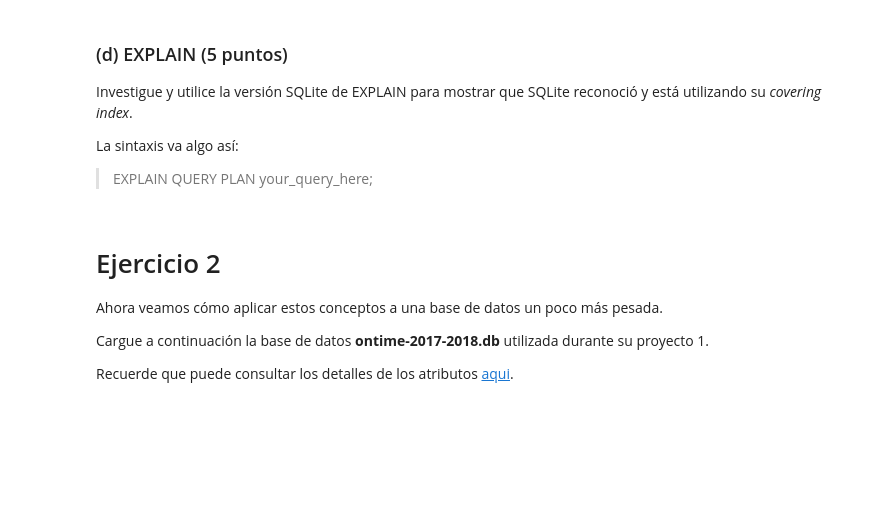
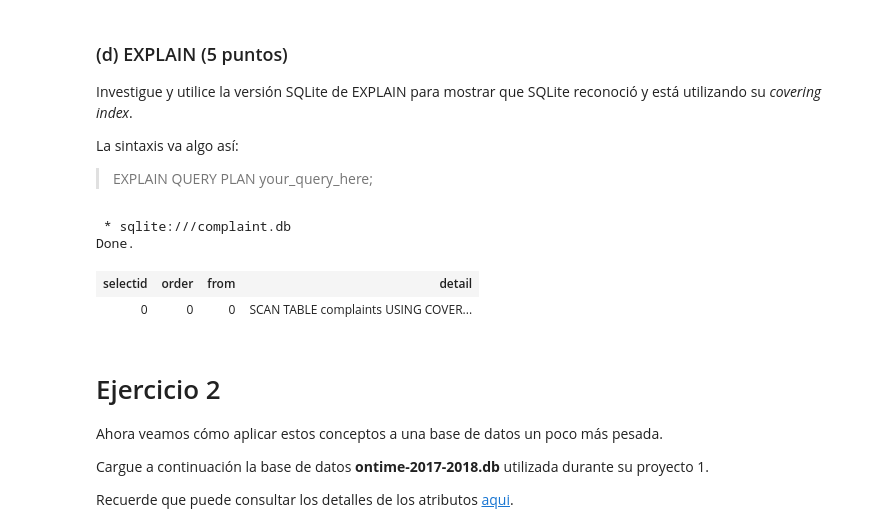
Before and after one commit to davisalvarez/LAB10DB, a Jupyter notebook: Laboratorio 10 - Indices.ipynb, the cells around one changed output. Drawn from its saved outputs; the diff is of its cells as text; code cells hidden in the pictures; blank space fills up the shorter version.

```diff
--- a/Laboratorio 10 - Indices.ipynb
+++ b/Laboratorio 10 - Indices.ipynb
@@ -77,3 +149,13 @@ La sintaxis va algo así:
+# %%
+%%sql
+EXPLAIN QUERY PLAN
+
+SELECT Product,count(*) FROM complaints GROUP BY Product HAVING count(*) >1;
+# %% [output]
+ * sqlite:///complaint.db
+Done.
+| selectid | order | from | detail |
+| 0 | 0 | 0 | SCAN TABLE complaints USING COVER... |
 # %% [markdown]
 Ejercicio 2
 =========
```
Also changed, not shown: parts of 17 cells of this notebook, 1 other file.
